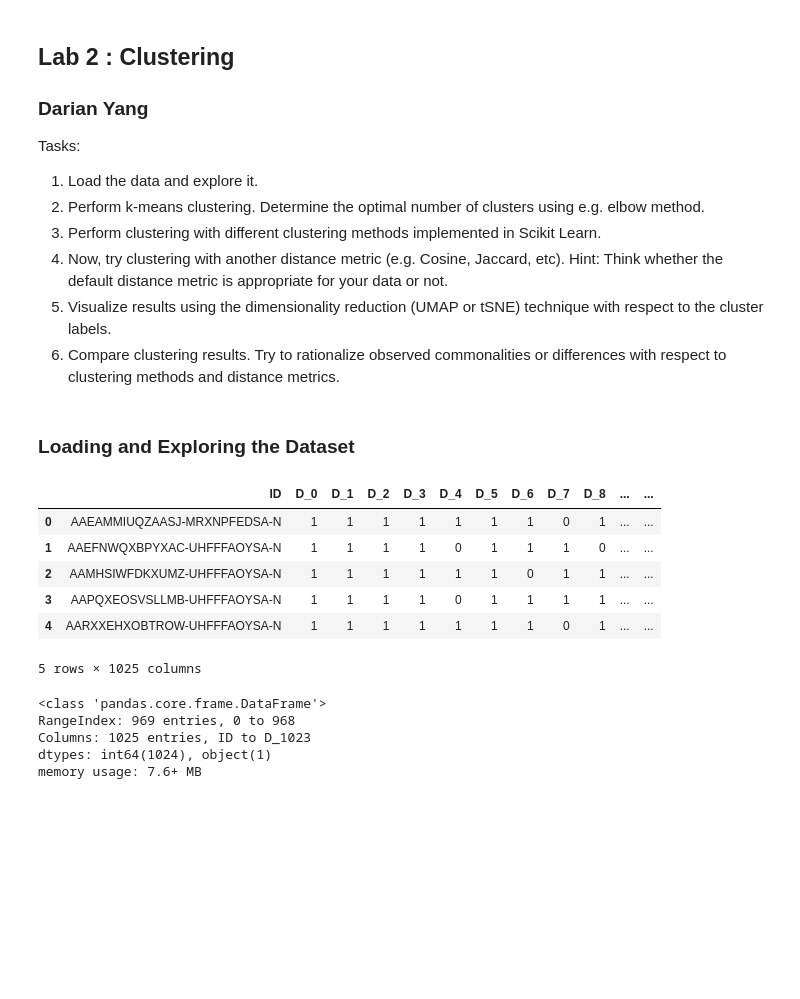
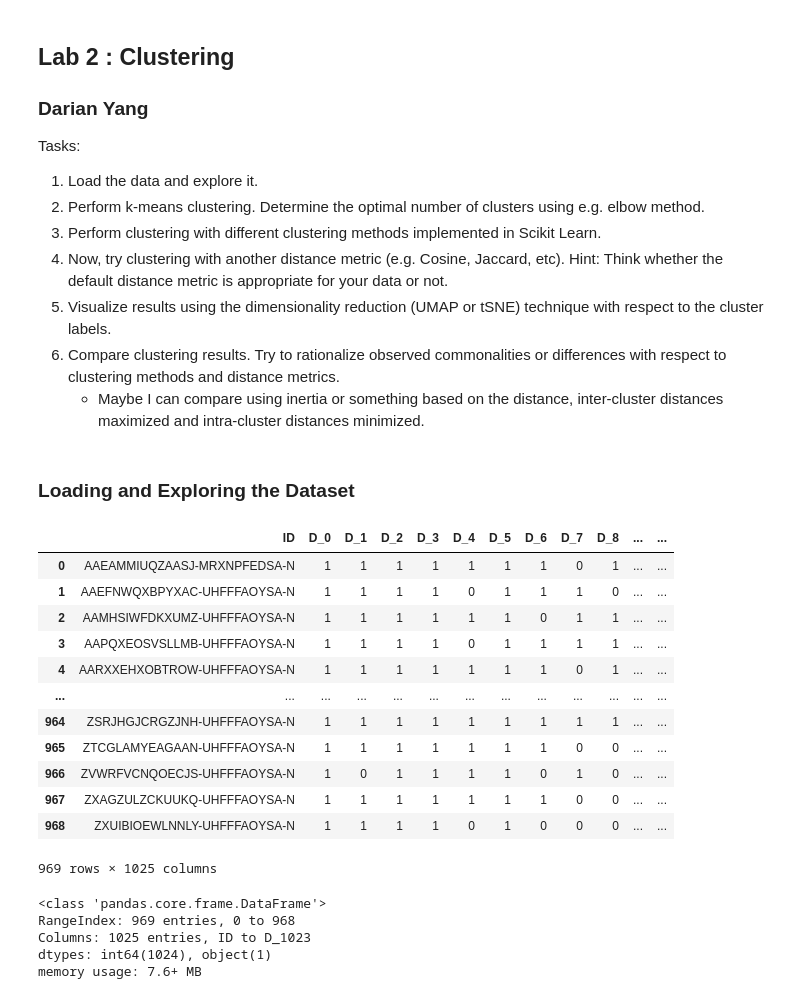
Before and after one commit to darianyang/MachineLearning, a Jupyter notebook: hw2/Lab2_DTY.ipynb, the cells around one changed output. Drawn from its saved outputs; the diff is of its cells as text; code cells hidden in the pictures; blank space fills up the shorter version.

```diff
--- a/hw2/Lab2_DTY.ipynb
+++ b/hw2/Lab2_DTY.ipynb
@@ -9,6 +9,7 @@ Tasks:
 4. Now, try clustering with another distance metric (e.g. Cosine, Jaccard, etc). Hint: Think whether the default distance metric is appropriate for your data or not.
 5. Visualize results using the dimensionality reduction (UMAP or tSNE) technique with respect to the cluster labels.
 6. Compare clustering results. Try to rationalize observed commonalities or differences with respect to clustering methods and distance metrics.
+    * Maybe I can compare using inertia or something based on the distance, inter-cluster distances maximized and intra-cluster distances minimized.
 # %%
 import numpy as np
 import pandas as pd
@@ -18,15 +19,21 @@ import matplotlib.pyplot as plt
 ### Loading and Exploring the Dataset
 # %%
 df = pd.read_csv("Lab2_clustering_dataset.csv")
-df.head()
+df
 # %% [output]
 |  | ID | D_0 | D_1 | D_2 | D_3 | D_4 | D_5 | D_6 | D_7 | D_8 | ... | ... |
 | 0 | AAEAMMIUQZAASJ-MRXNPFEDSA-N | 1 | 1 | 1 | 1 | 1 | 1 | 1 | 0 | 1 | ... | ... |
 | 1 | AAEFNWQXBPYXAC-UHFFFAOYSA-N | 1 | 1 | 1 | 1 | 0 | 1 | 1 | 1 | 0 | ... | ... |
 | 2 | AAMHSIWFDKXUMZ-UHFFFAOYSA-N | 1 | 1 | 1 | 1 | 1 | 1 | 0 | 1 | 1 | ... | ... |
 | 3 | AAPQXEOSVSLLMB-UHFFFAOYSA-N | 1 | 1 | 1 | 1 | 0 | 1 | 1 | 1 | 1 | ... | ... |
 | 4 | AARXXEHXOBTROW-UHFFFAOYSA-N | 1 | 1 | 1 | 1 | 1 | 1 | 1 | 0 | 1 | ... | ... |
+| ... | ... | ... | ... | ... | ... | ... | ... | ... | ... | ... | ... | ... |
+| 964 | ZSRJHGJCRGZJNH-UHFFFAOYSA-N | 1 | 1 | 1 | 1 | 1 | 1 | 1 | 1 | 1 | ... | ... |
+| 965 | ZTCGLAMYEAGAAN-UHFFFAOYSA-N | 1 | 1 | 1 | 1 | 1 | 1 | 1 | 0 | 0 | ... | ... |
+| 966 | ZVWRFVCNQOECJS-UHFFFAOYSA-N | 1 | 0 | 1 | 1 | 1 | 1 | 0 | 1 | 0 | ... | ... |
+| 967 | ZXAGZULZCKUUKQ-UHFFFAOYSA-N | 1 | 1 | 1 | 1 | 1 | 1 | 1 | 0 | 0 | ... | ... |
+| 968 | ZXUIBIOEWLNNLY-UHFFFAOYSA-N | 1 | 1 | 1 | 1 | 0 | 1 | 0 | 0 | 0 | ... | ... |
-5 rows × 1025 columns
+969 rows × 1025 columns
 # %%
 df.info()
 # %% [output]
```
Also changed, not shown: parts of 14 cells of this notebook.
